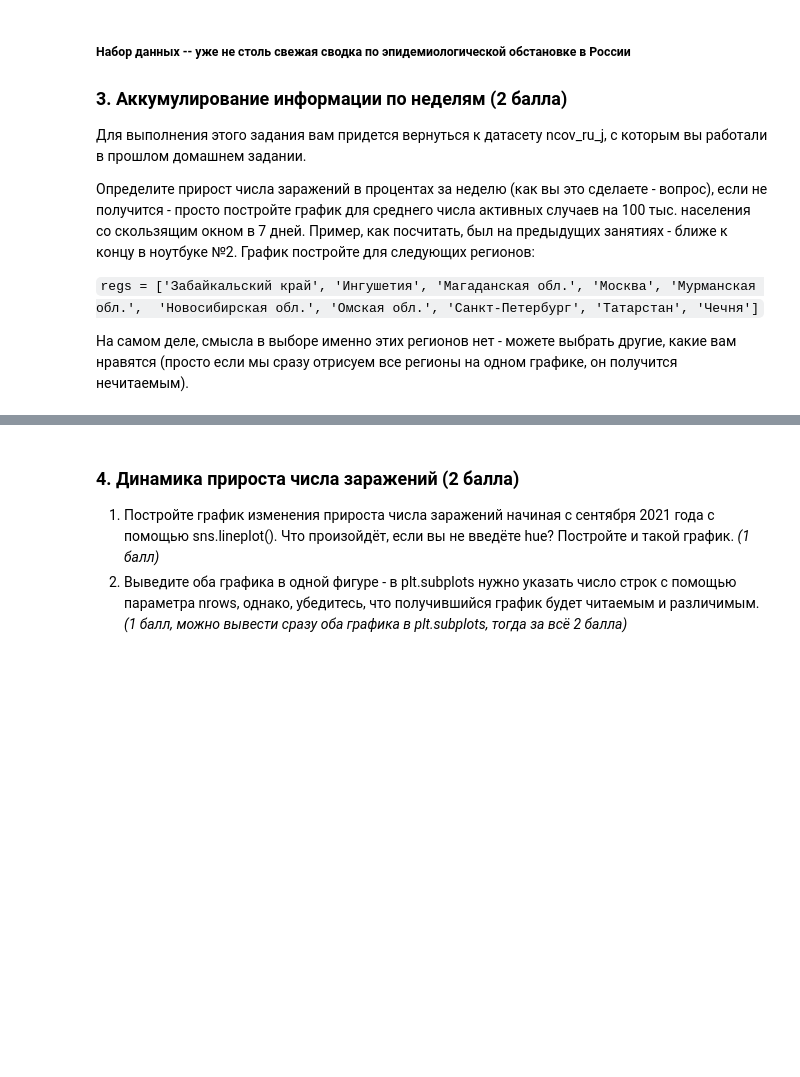
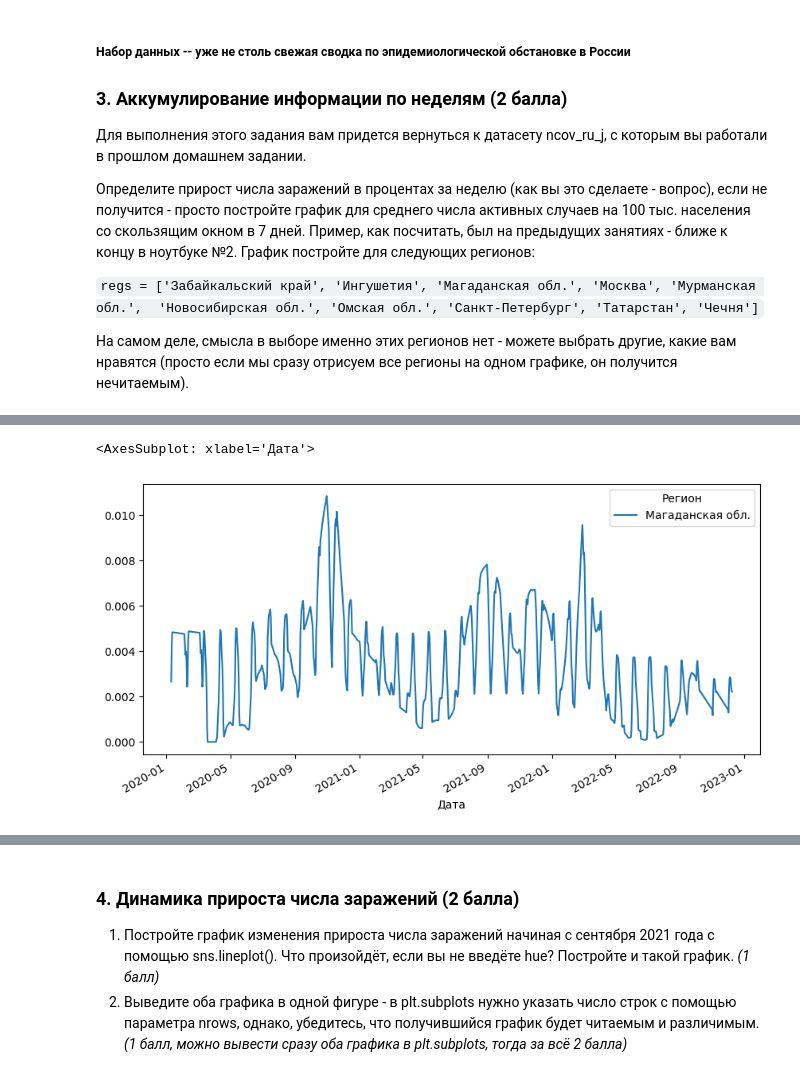
Before and after one commit to vovademar/MML, a Jupyter notebook: HW2/Вальдемар Сергеевич Медведев - ДЗ_2_Графики.ipynb, the cells around one changed output, grey strips where cells are left out. Saved outputs shown, nothing was run; the diff lists cells and outputs as text; code cells hidden in the pictures; blank space fills up the shorter version.

```diff
--- a/HW2/Вальдемар Сергеевич Медведев - ДЗ_2_Графики.ipynb
+++ b/HW2/Вальдемар Сергеевич Медведев - ДЗ_2_Графики.ipynb
@@ -212,0 +215,5 @@ regs = ['Забайкальский край', 'Ингушетия', 'Магад
+# %%
+df.loc[['Магаданская обл.']]['Активных_на_100к'].unstack().T.rolling(7).mean().plot(figsize = [10, 5])
+# %% [output]
+<AxesSubplot: xlabel='Дата'>
+[figure, added]
```
Also changed, not shown: parts of 13 cells of this notebook.
